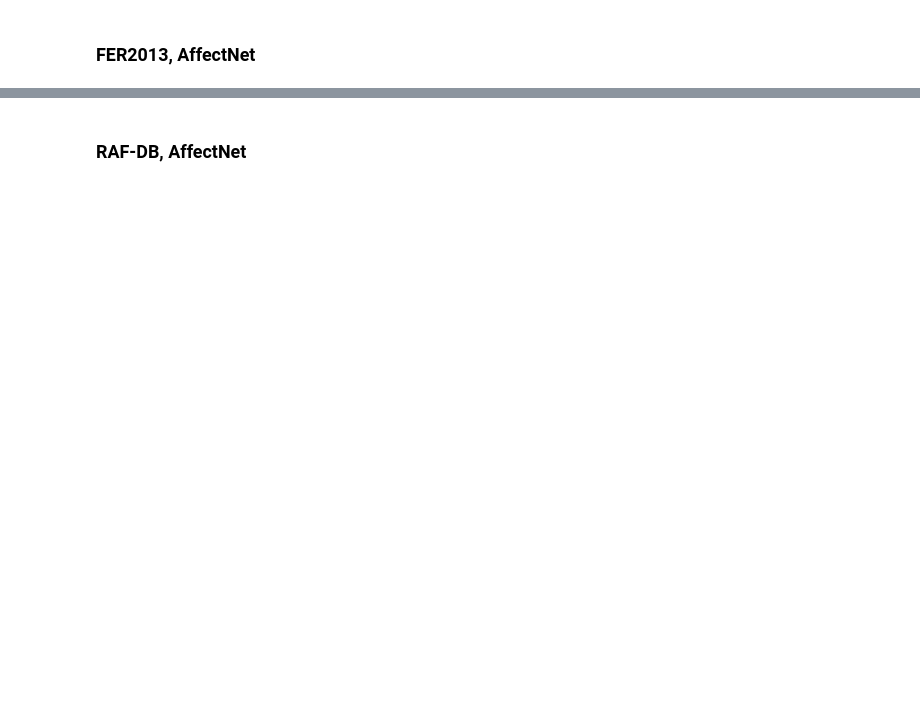
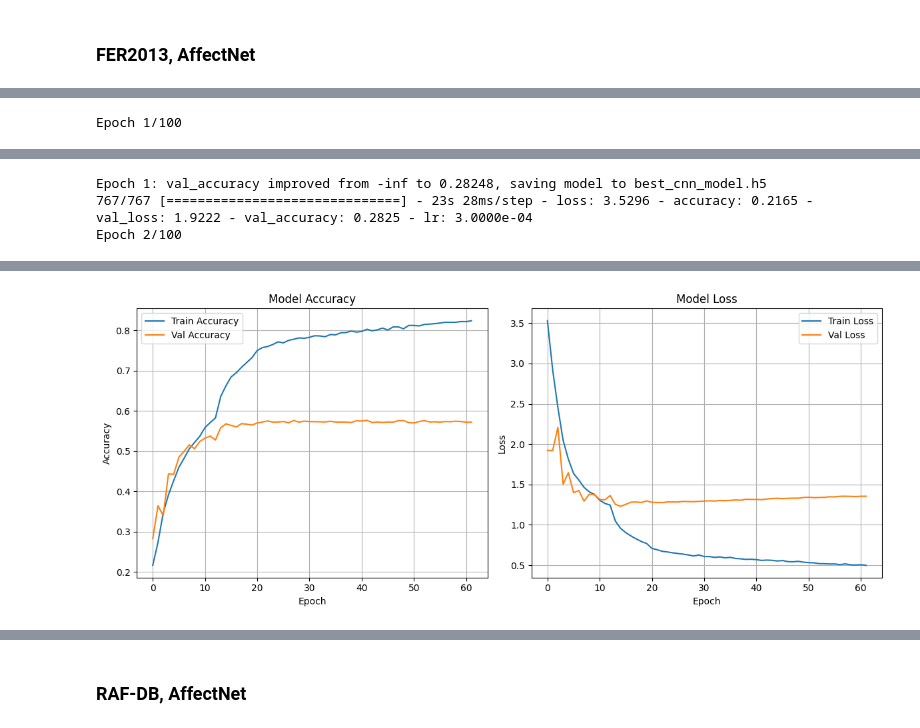
Before and after one commit to sofiafernandescd/EmoReA, a Jupyter notebook: emorea-backend/notebooks/facial/icpram-cnn-8-lr-multi.ipynb, the cells around one changed output, grey strips where cells are left out. Cells and saved outputs as stored; diff of their text form; code cells hidden in the pictures; blank space fills up the shorter version.

```diff
--- a/emorea-backend/notebooks/facial/icpram-cnn-8-lr-multi.ipynb
+++ b/emorea-backend/notebooks/facial/icpram-cnn-8-lr-multi.ipynb
@@ -354,2 +399,65 @@ plot_confusion_matrix(y_test, y_pred)
 # %% [markdown]
 ### FER2013, AffectNet
+# %%
+
+# Callbacks for better training control
+callbacks = [
+    # Save only the best model (based on validation accuracy)
+    ModelCheckpoint(
+    "best_cnn_model.h5",
+    monitor="val_accuracy",
+    save_best_only=True,
+    mode="max",
+    verbose=1
+    ),
+    # Stop early if no improvement
+    EarlyStopping(
+        #monitor="val_loss",
+        monitor="val_accuracy",
+        patience=20,
+        restore_best_weights=True,
+        verbose=1
+    ),
+    # Reduce learning rate when validation stops improving
+    ReduceLROnPlateau(
+        monitor="val_loss",
+        #monitor="val_accuracy",
+        factor=0.25,
+        patience=5,
+        min_lr=1e-5,
+        verbose=1
+    )
+]
+
+df_train = pd.concat([fer_train, affect_train])
+df_val = pd.concat([fer_val, affect_val])
+df_test = ck
+#df_test = raf
+
+# Encode string labels -> integers
+label_encoder = LabelEncoder()
+label_encoder = label_encoder.fit(df_train['label'].values)
+
+
+# Apply preprocessing to all rows
+X_train = np.stack(df_train["pixels"].values)
+X_val   = np.stack(df_val["pixels"].values)
+X_test  = np.stack(df_test["pixels"].values)
+
+y_train = label_encoder.transform(df_train['label'].values)
+y_val = label_encoder.transform(df_val['label'].values)
+y_test = label_encoder.transform(df_test['label'].values)
+
+
+cnn = build_light_cnn()
+history = cnn.fit(
+    X_train, y_train,
+    validation_data=(X_val, y_val),
+    epochs=100,
+    batch_size=32,
+    verbose=1,
+    callbacks=callbacks,
+)
+
+plot_training_history(history)
+# %% [output]
@@ -355,0 +465 @@ plot_confusion_matrix(y_test, y_pred)
+Epoch 1/100
@@ -355,0 +467,3 @@ plot_confusion_matrix(y_test, y_pred)
+Epoch 1: val_accuracy improved from -inf to 0.28248, saving model to best_cnn_model.h5
+767/767 [==============================] - 23s 28ms/step - loss: 3.5296 - accuracy: 0.2165 - val_loss: 1.9222 - val_accuracy: 0.2825 - lr: 3.0000e-04
+Epoch 2/100
@@ -355,0 +487 @@ plot_confusion_matrix(y_test, y_pred)
+[figure, added]
```
Also changed, not shown: parts of 21 cells of this notebook.
